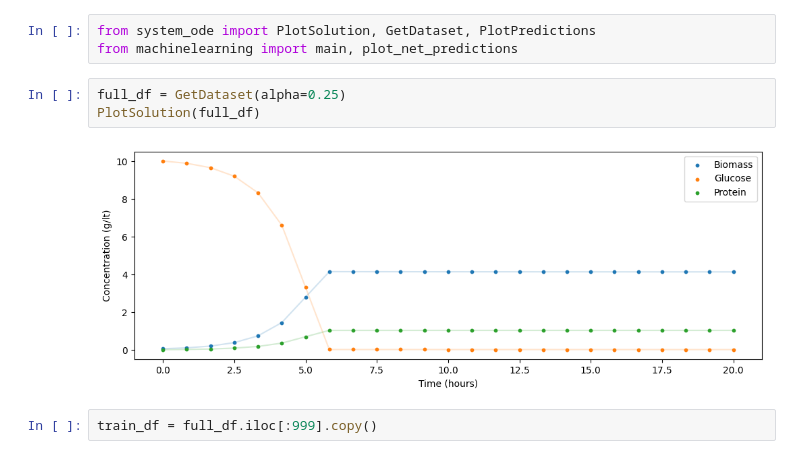
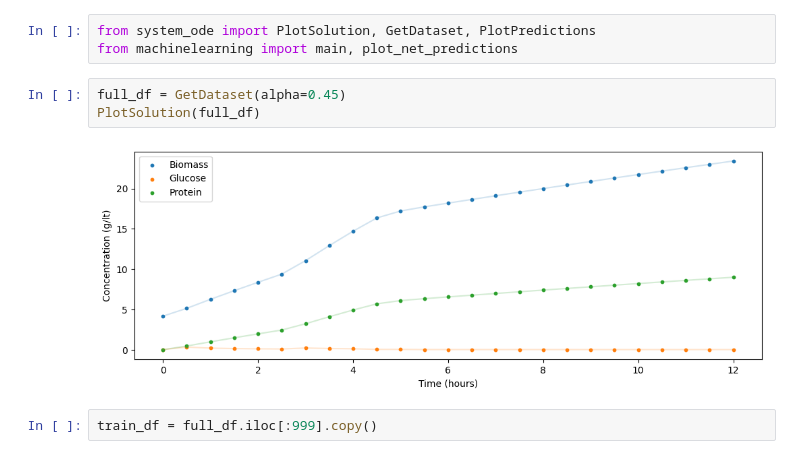
Before and after one commit to costasmexis/dynamic-modeling, a Jupyter notebook: induction/Notebook_induction_main.ipynb, the cells around one changed output. Drawn from its saved outputs; the diff is of its cells as text.

```diff
--- a/induction/Notebook_induction_main.ipynb
+++ b/induction/Notebook_induction_main.ipynb
@@ -8,10 +8,10 @@ The autoreload extension is already loaded. To reload it, use:
 from system_ode import PlotSolution, GetDataset, PlotPredictions
 from machinelearning import main, plot_net_predictions
 # %%
-full_df = GetDataset(alpha=0.25)
+full_df = GetDataset(alpha=0.45)
 PlotSolution(full_df)
 # %% [output]
-[figure, old version]
+[figure, new version]
 # %%
 train_df = full_df.iloc[:999].copy()
 # %%
```
Also changed, not shown: parts of 1 cell of this notebook, 2 other files.
